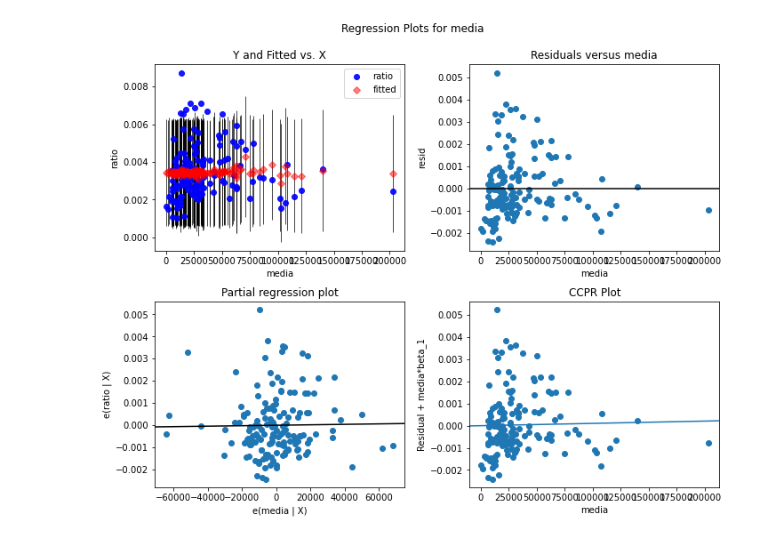
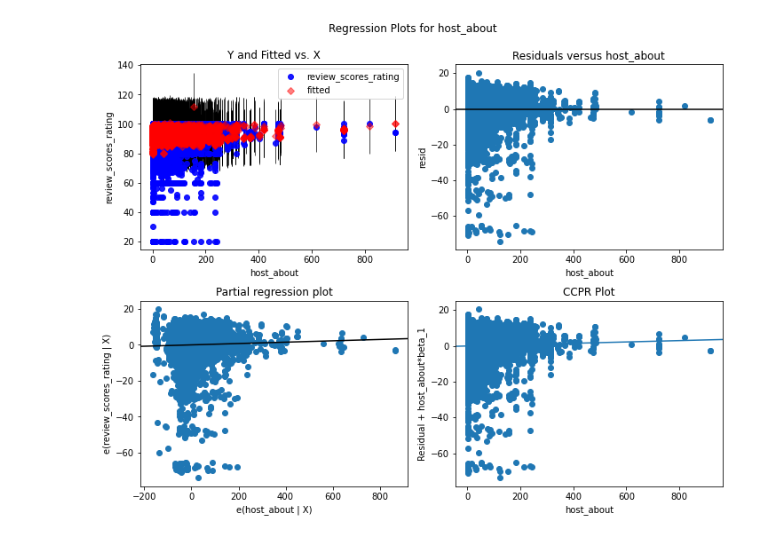
Before and after one commit to Jiawei997/qm, a Jupyter notebook: assessment.ipynb, the cells around one changed output. Saved outputs shown, nothing was run; the diff lists cells and outputs as text; code cells hidden in the pictures.

```diff
--- a/assessment.ipynb
+++ b/assessment.ipynb
@@ -26,0 +25,3 @@ r=120000 #range x
+# %%
+d1['host_response_rate'] = d1.host_response_rate.str.replace('%','').astype('float')
+d1.head()
@@ -245,15 +141,3 @@ p-value =  0.7585086128399269
 # %%
 import statsmodels.formula.api as smf
 import statsmodels.api as sm
-# %%
-# It turns out it's easier to work with columns with single word names, so...
-d1 = d1.rename(columns = {'2018_cases_ratio':'ratio',
-                         'media_awareness':'media',
-                          'school_awareness':'school',
-                         'health_training':'health'})
-
-# This performs a multiple regression of wellbeing against greenery and natural light:
-multi_regression_model_1 = smf.ols(formula='ratio ~ media + sub_counselling + school + health + clean_air + clean_environ',data=d1).fit()
-
-# And this gives a big summary of the results:
-print(multi_regression_model_1.summary())
@@ -277,0 +144,5 @@ strong multicollinearity or other numerical problems.
+# %%
+multi_regression_model_1 = smf.ols(formula='''review_scores_rating ~ host_about + host_response_rate +
+host_total_listings_count + accommodates + amenities + price+minimum_nights+number_of_reviews
++room_type+host_is_superhost+instant_bookable''',data=d1).fit()
+print(multi_regression_model_1.summary())
@@ -295,6 +208,6 @@ SyntaxError: invalid syntax (<ipython-input-28-fe07bc2a9414>, line 7)
 # %%
 # produce regression plots
 fig = plt.figure(figsize=(10,8))
-fig = sm.graphics.plot_regress_exog(multi_regression_model_1, 'media', fig=fig)
+fig = sm.graphics.plot_regress_exog(multi_regression_model_1, 'host_about', fig=fig)
 # %% [output]
-[figure, old version]
+[figure, new version]
```
Also changed, not shown: parts of 17 cells of this notebook, 1 other file.
